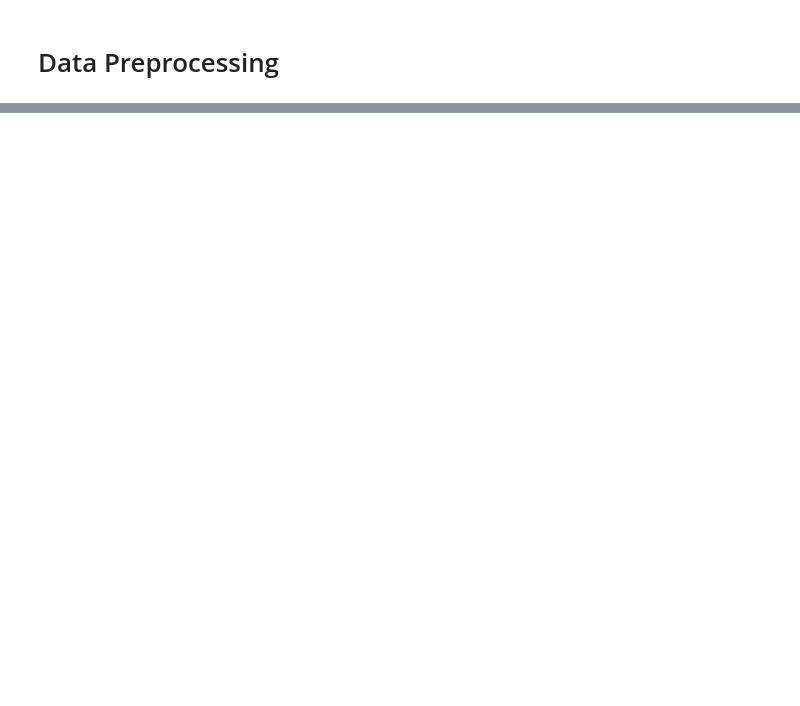
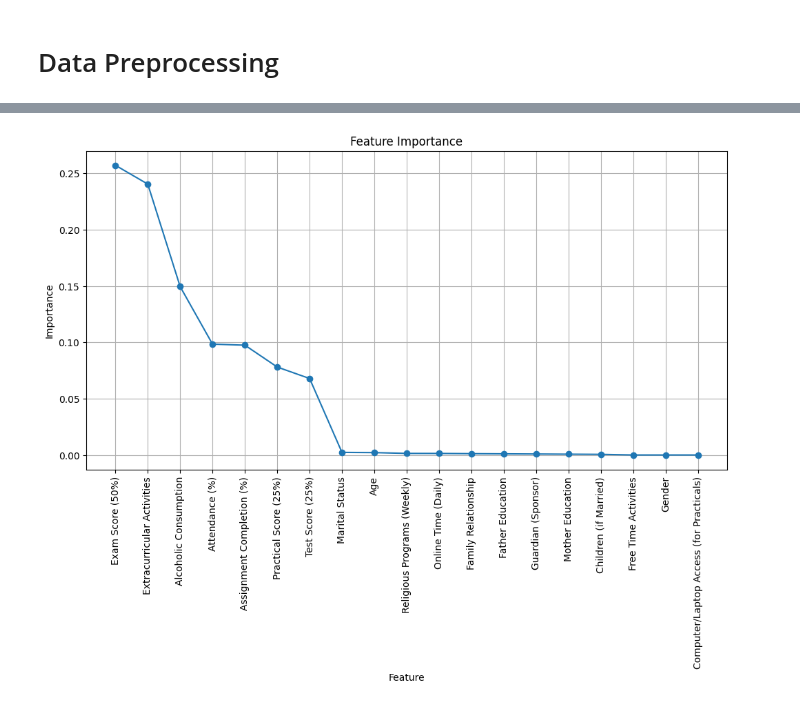
Before and after one commit to Psunday2000/student_performance_model, a Jupyter notebook: student_performance.ipynb, the cells around one changed output, grey strips where cells are left out. Drawn from its saved outputs; the diff is of its cells as text; code cells hidden in the pictures; blank space fills up the shorter version.

```diff
--- a/student_performance.ipynb
+++ b/student_performance.ipynb
@@ -84,0 +147,6 @@ Testing set shape: (1000, 4868) (1000,)
+# %%
+importances = clf.feature_importances_
+# Create a DataFrame to display feature importances
+feature_importances = pd.DataFrame({'Feature' : X.columns, 'Importance' : importances})
+feature_importances = feature_importances.sort_values('Importance', ascending=False)
+print(feature_importances)
@@ -84,0 +194,13 @@ Testing set shape: (1000, 4868) (1000,)
+# %%
+# Plot feature importances
+plt.figure(figsize=(12, 6))
+plt.plot(feature_importances['Feature'], feature_importances['Importance'], marker='o')
+plt.xlabel('Feature')
+plt.ylabel('Importance')
+plt.title('Feature Importance')
+plt.xticks(rotation=90)  # Rotate x-axis labels for better readability
+plt.grid(True)
+plt.savefig('feature_importance.jpg', dpi=300)
+plt.show()
+# %% [output]
+[figure, added]
```
Also changed, not shown: parts of 39 cells of this notebook, 20 other files.
